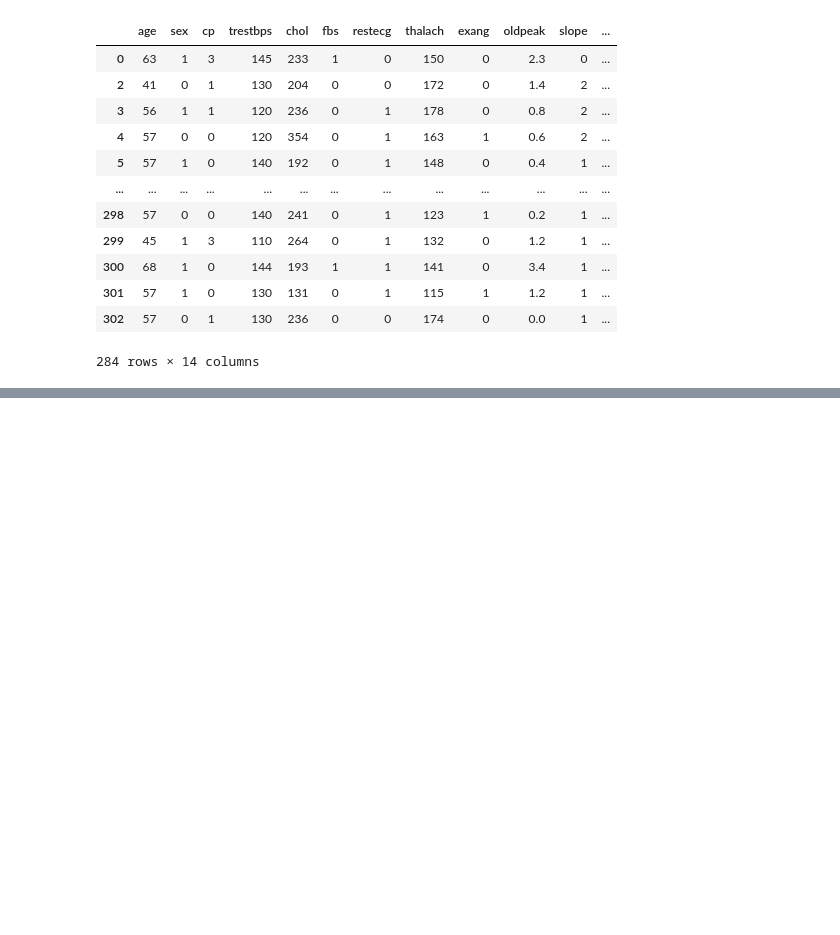
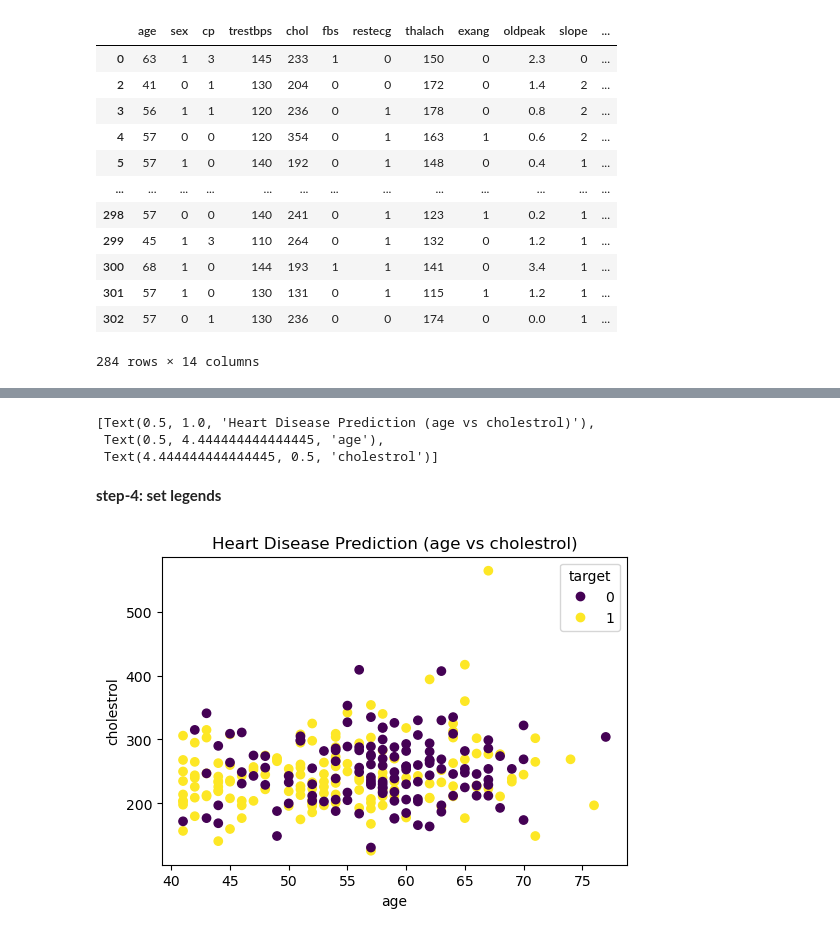
Before and after one commit to shahmeerkhan12/Machine-Learning, a Jupyter notebook: matplotlib/oop life cycle.ipynb, the cells around one changed output, grey strips where cells are left out. Cells and saved outputs as stored; diff of their text form; code cells hidden in the pictures; blank space fills up the shorter version.

```diff
--- a/matplotlib/oop life cycle.ipynb
+++ b/matplotlib/oop life cycle.ipynb
@@ -23,0 +38,8 @@ over_40
+# %%
+graph.set(title="Heart Disease Prediction (age vs cholestrol)",xlabel='age',ylabel='cholestrol')
+# %% [output]
+[Text(0.5, 1.0, 'Heart Disease Prediction (age vs cholestrol)'),
+ Text(0.5, 4.444444444444445, 'age'),
+ Text(4.444444444444445, 0.5, 'cholestrol')]
+# %% [markdown]
+**step-4: set legends**
@@ -23,0 +48,4 @@ over_40
+# %%
+fig
+# %% [output]
+[figure, added]
```
Also changed, not shown: parts of 7 cells of this notebook.
